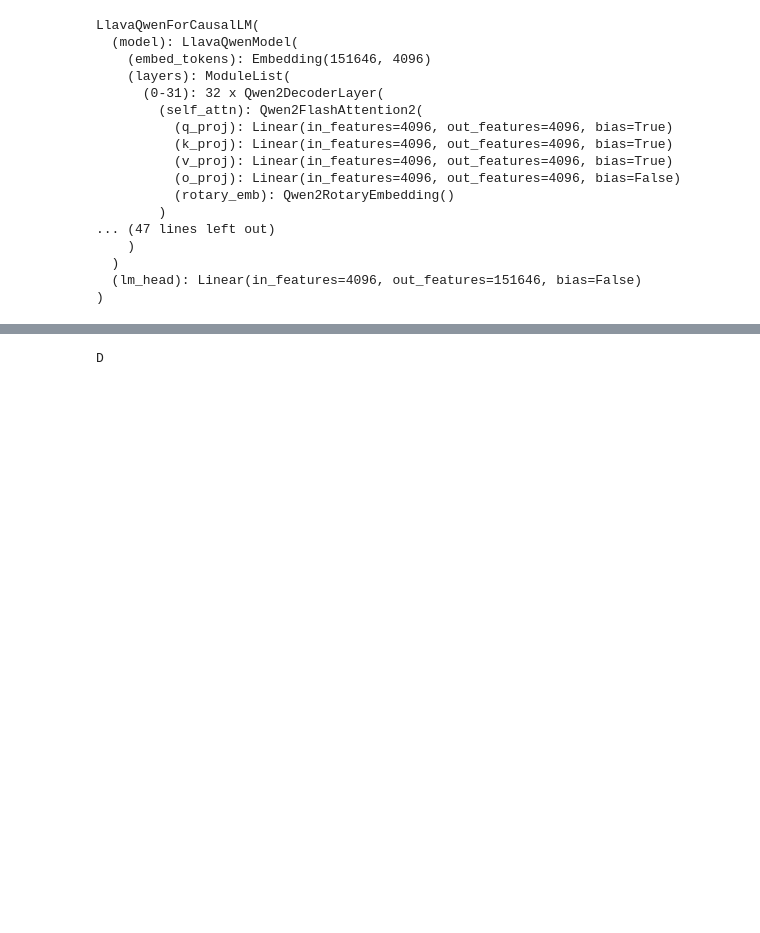
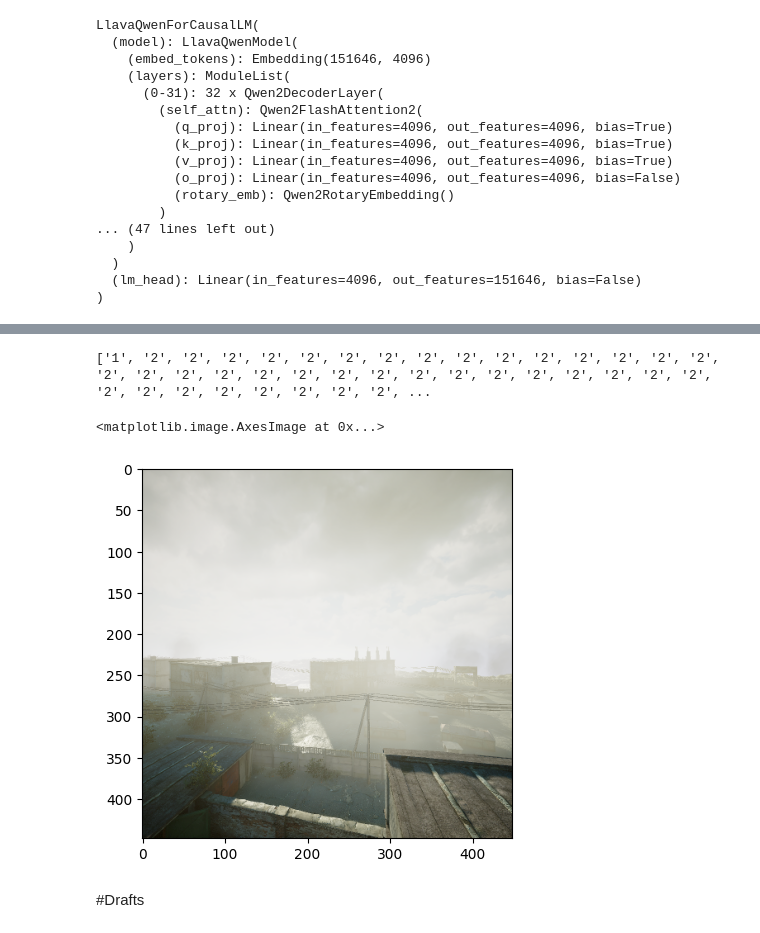
Before and after one commit to LLaVA-VL/LLaVA-NeXT, a Jupyter notebook: notebooks/LLaVA_NEXT_INTERLEAVED.ipynb, the cells around one changed output, grey strips where cells are left out. Saved outputs shown, nothing was run; the diff lists cells and outputs as text; code cells hidden in the pictures; blank space fills up the shorter version.

```diff
--- a/notebooks/LLaVA_NEXT_INTERLEAVED.ipynb
+++ b/notebooks/LLaVA_NEXT_INTERLEAVED.ipynb
@@ -61,0 +168,4 @@ LlavaQwenForCausalLM(
+# %%
+print(actions)
+# %% [output]
+['1', '2', '2', '2', '2', '2', '2', '2', '2', '2', '2', '2', '2', '2', '2', '2', '2', '2', '2', '2', '2', '2', '2', '2', '2', '2', '2', '2', '2', '2', '2', '2', '2', '2', '2', '2', '2', '2', '2', '2', ...
@@ -62 +182,17 @@ LlavaQwenForCausalLM(
+# %%
+images = []
+
+
+import matplotlib.pyplot as plt
+
+path = f"{path_to_directory}/{30}.png"
+image_current = Image.open(path)
+images.append(image_current)
+
+plt.imshow(image_current)
+# %% [output]
+<matplotlib.image.AxesImage at 0x...>
+[figure, added]
+# %% [markdown]
+#Drafts
 # %%
@@ -112,13 +248,11 @@ image_sizes = [image.size for image in images]
 # %%
-cont = model.generate(
-    input_ids,
-    images=image_tensors,
-    image_sizes=image_sizes,
-    do_sample=False,
-    temperature=0,
-    max_new_tokens=4096,
-)
-text_outputs = tokenizer.batch_decode(cont, skip_special_tokens=True)
-print(text_outputs[0])
+# cont = model.generate(
+#     input_ids,
+#     images=image_tensors,
+#     image_sizes=image_sizes,
+#     do_sample=False,
+#     temperature=0,
+#     max_new_tokens=4096,
+# )
+# text_outputs = tokenizer.batch_decode(cont, skip_special_tokens=True)
+# print(text_outputs[0])
-# %% [output]
-D
```
Also changed, not shown: parts of 9 cells of this notebook, 17 other files.
